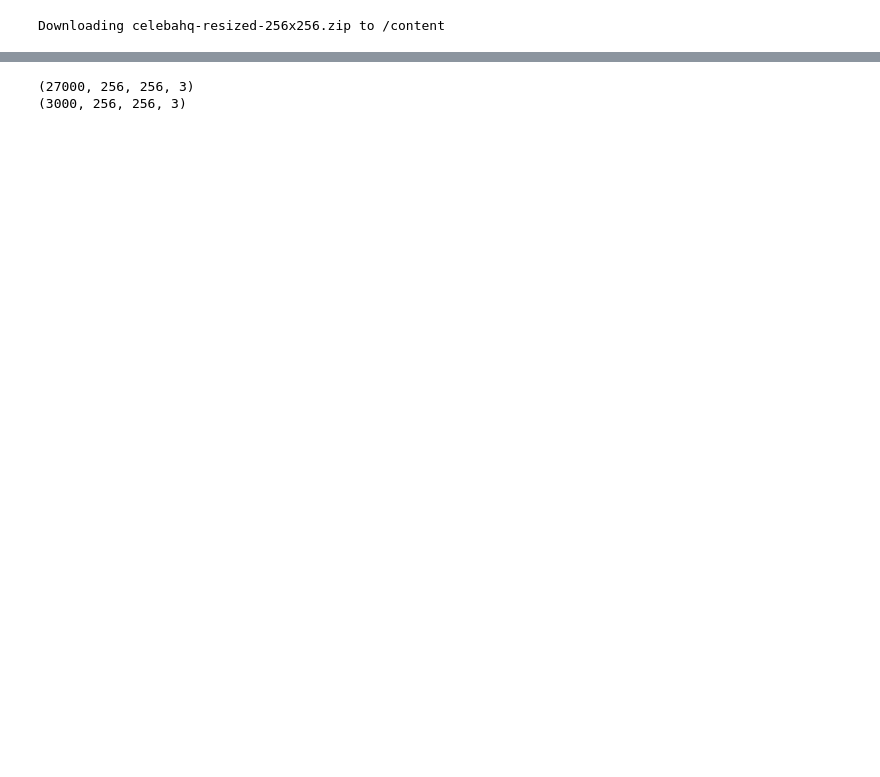
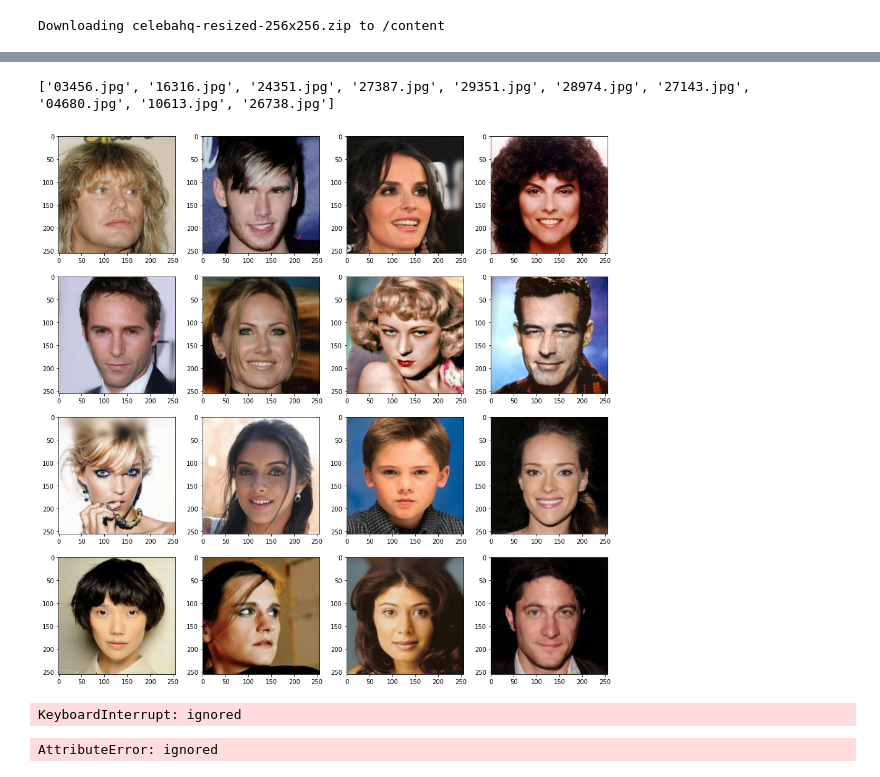
Before and after one commit to cserik/DeepLearningNHF, a Jupyter notebook: DataPreprocessing.ipynb, the cells around one changed output, grey strips where cells are left out. Saved outputs shown, nothing was run; the diff lists cells and outputs as text; code cells hidden in the pictures; blank space fills up the shorter version.

```diff
--- a/DataPreprocessing.ipynb
+++ b/DataPreprocessing.ipynb
@@ -42,9 +58,43 @@ arr=os.listdir('celeba_hq_256')
+# %%
+#get the name of the images
+arr=os.listdir('celeba_hq_256')
+
+base_dir = 'celeba_hq_256' # Windows
+#base_dir = '/tmp/celeba_hq_256' # Linux esetén ?
+
+# ehhez át kéne másolni a fájlokat a mappákba
+#train_dir = os.path.join(base_dir, 'train')
+#validation_dir = os.path.join(base_dir, 'validation')
+
+train_fnames = os.listdir(base_dir)
+print(train_fnames[:10])
+# %% [output]
+['03456.jpg', '16316.jpg', '24351.jpg', '27387.jpg', '29351.jpg', '28974.jpg', '27143.jpg', '04680.jpg', '10613.jpg', '26738.jpg']
+# %%
+nrows = 4
+ncols = 4
+
+fig = plt.gcf()
+fig.set_size_inches(ncols * 4, nrows * 4)
+
+next_images = [os.path.join(base_dir, fname) for fname in train_fnames[:int(ncols*nrows)]]
+
+for i, img_path in enumerate(next_images):
+    sp = plt.subplot(nrows, ncols, i + 1)
+    img = mpimg.imread(img_path)
+    plt.imshow(img)
+
+plt.show()
+# %% [output]
+[figure, added]
 # %%
 #read images in
-images=[]
-for i in arr:
-  image=img.imread("celeba_hq_256/"+i)
-  images.append(image)
+#images=[]
+#for i in arr:
+#  image=img.imread("celeba_hq_256/"+i)
+#  images.append(image)
+# %% [output]
+KeyboardInterrupt: ignored
 # %%
 #split the dataset into two parts
 #validation split later in model.fit function
@@ -55,7 +107,6 @@ celeba_test  = np.asarray(images[int(num_of_picture*(1-test_split)):])
 # %%
 #print the shape of the dataset
-print(celeba_train.shape)
-print(celeba_test.shape)
+#print(next_images.shape)
+#print(celeba_test.shape)
 # %% [output]
-(27000, 256, 256, 3)
-(3000, 256, 256, 3)
+AttributeError: ignored
```
Also changed, not shown: parts of 10 cells of this notebook.
